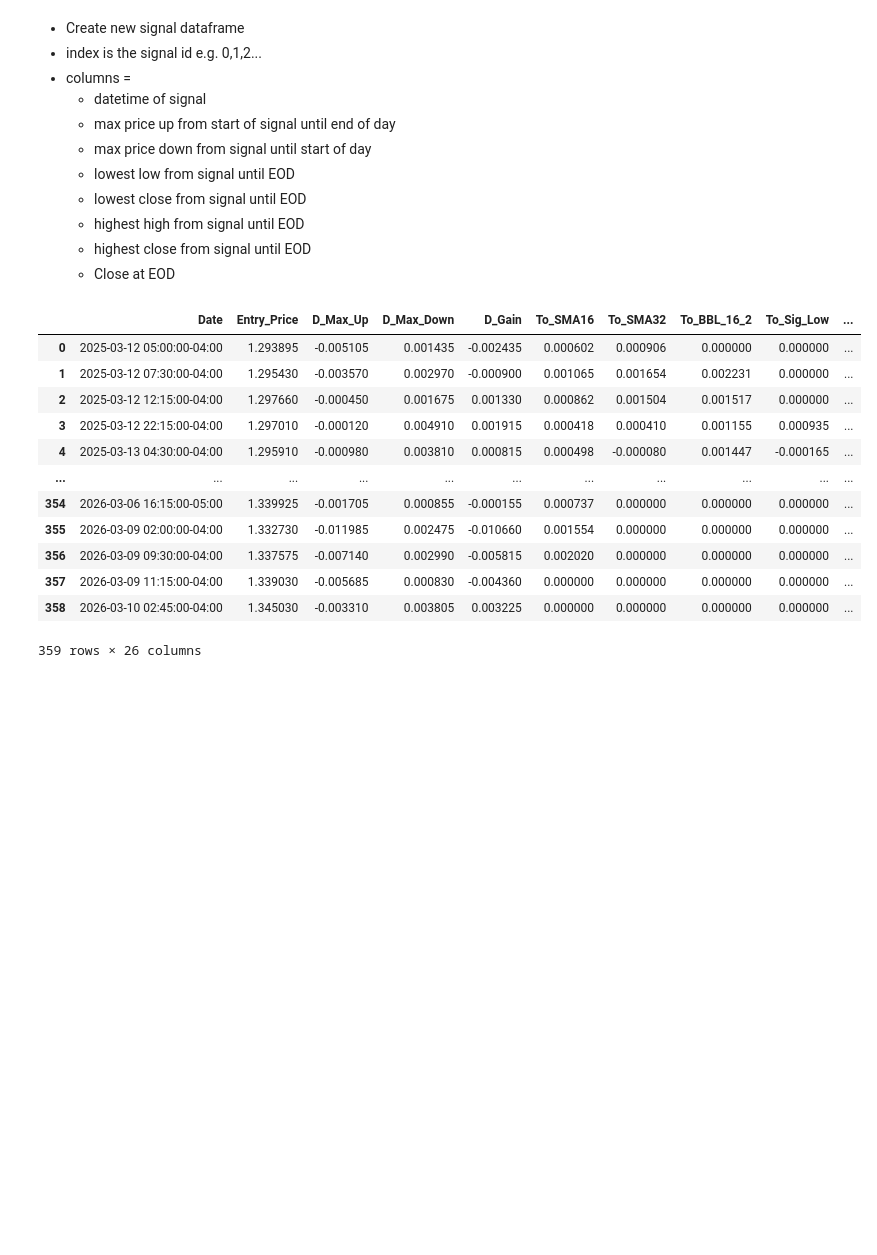
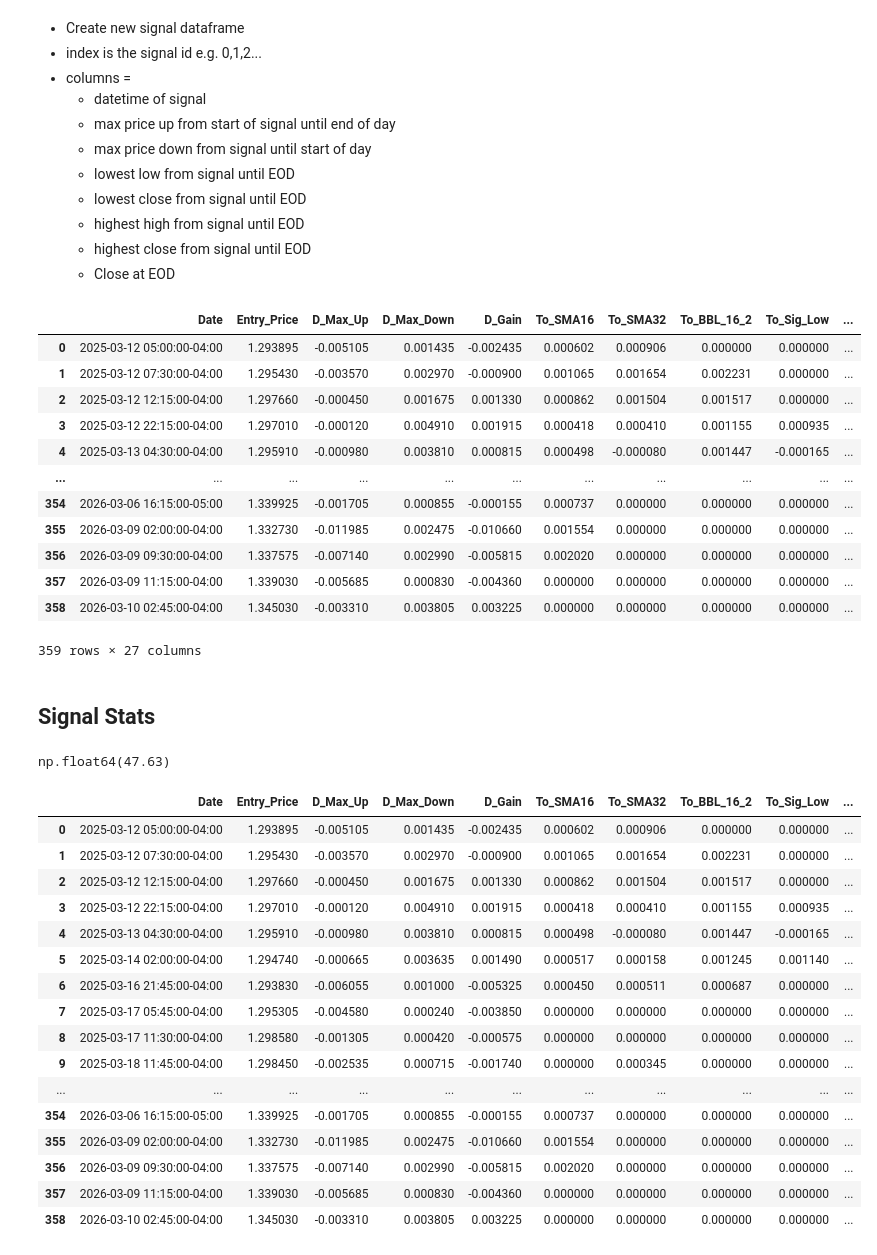
Before and after one commit to root-at-iyn/FXTradingResearch, a Jupyter notebook: research/bbu_reversal.ipynb, the cells around one changed output. Saved outputs shown, nothing was run; the diff lists cells and outputs as text; code cells hidden in the pictures; blank space fills up the shorter version.

Commit message:
start stats calc

```diff
--- a/research/bbu_reversal.ipynb
+++ b/research/bbu_reversal.ipynb
@@ -188,6 +188,7 @@ def bearish_bbr_metrics(df: DataFrame, bear_bbr_signal_idx: list):
         s["SMA_Trend"] = row["SMA_Trend"]
         s["SMA16_Slope"] = row["SMA16_Slope"]
         s["SMA32_Slope"] = row["SMA32_Slope"]
+        s["RSI"] = row["RSI"]
         s["IHR"] = row["IHR"]
         s["Dark_Cloud"] = row["Dark_Cloud"]
         s["Shooting_Star"] = row["Shooting_Star"]
@@ -216,4 +217,37 @@ bearish_bbr_df
 | 356 | 2026-03-09 09:30:00-04:00 | 1.337575 | -0.007140 | 0.002990 | -0.005815 | 0.002020 | 0.000000 | 0.000000 | 0.000000 | ... |
 | 357 | 2026-03-09 11:15:00-04:00 | 1.339030 | -0.005685 | 0.000830 | -0.004360 | 0.000000 | 0.000000 | 0.000000 | 0.000000 | ... |
 | 358 | 2026-03-10 02:45:00-04:00 | 1.345030 | -0.003310 | 0.003805 | 0.003225 | 0.000000 | 0.000000 | 0.000000 | 0.000000 | ... |
-359 rows × 26 columns
+359 rows × 27 columns
+# %% [markdown]
+## Signal Stats
+# %%
+total_signals_count = bearish_bbr_df[bearish_bbr_df.columns[0]].count()
+day_closed_lower = bearish_bbr_df.query("D_Max_Up.abs() < D_Max_Down")
+day_closed_lower_count =  day_closed_lower[day_closed_lower.columns[0]].count()
+# percentage of where price fell further than the max it went against the entry price
+day_closed_lower_pct = round(day_closed_lower_count / total_signals_count * 100, 2)
+day_closed_lower_pct
+# %% [output]
+np.float64(47.63)
+# %%
+
+pd.options.display.max_rows = 500
+bearish_bbr_df
+# %% [output]
+|  | Date | Entry_Price | D_Max_Up | D_Max_Down | D_Gain | To_SMA16 | To_SMA32 | To_BBL_16_2 | To_Sig_Low | ... |
+| 0 | 2025-03-12 05:00:00-04:00 | 1.293895 | -0.005105 | 0.001435 | -0.002435 | 0.000602 | 0.000906 | 0.000000 | 0.000000 | ... |
+| 1 | 2025-03-12 07:30:00-04:00 | 1.295430 | -0.003570 | 0.002970 | -0.000900 | 0.001065 | 0.001654 | 0.002231 | 0.000000 | ... |
+| 2 | 2025-03-12 12:15:00-04:00 | 1.297660 | -0.000450 | 0.001675 | 0.001330 | 0.000862 | 0.001504 | 0.001517 | 0.000000 | ... |
+| 3 | 2025-03-12 22:15:00-04:00 | 1.297010 | -0.000120 | 0.004910 | 0.001915 | 0.000418 | 0.000410 | 0.001155 | 0.000935 | ... |
+| 4 | 2025-03-13 04:30:00-04:00 | 1.295910 | -0.000980 | 0.003810 | 0.000815 | 0.000498 | -0.000080 | 0.001447 | -0.000165 | ... |
+| 5 | 2025-03-14 02:00:00-04:00 | 1.294740 | -0.000665 | 0.003635 | 0.001490 | 0.000517 | 0.000158 | 0.001245 | 0.001140 | ... |
+| 6 | 2025-03-16 21:45:00-04:00 | 1.293830 | -0.006055 | 0.001000 | -0.005325 | 0.000450 | 0.000511 | 0.000687 | 0.000000 | ... |
+| 7 | 2025-03-17 05:45:00-04:00 | 1.295305 | -0.004580 | 0.000240 | -0.003850 | 0.000000 | 0.000000 | 0.000000 | 0.000000 | ... |
+| 8 | 2025-03-17 11:30:00-04:00 | 1.298580 | -0.001305 | 0.000420 | -0.000575 | 0.000000 | 0.000000 | 0.000000 | 0.000000 | ... |
+| 9 | 2025-03-18 11:45:00-04:00 | 1.298450 | -0.002535 | 0.000715 | -0.001740 | 0.000000 | 0.000345 | 0.000000 | 0.000000 | ... |
+| ... | ... | ... | ... | ... | ... | ... | ... | ... | ... | ... |
+| 354 | 2026-03-06 16:15:00-05:00 | 1.339925 | -0.001705 | 0.000855 | -0.000155 | 0.000737 | 0.000000 | 0.000000 | 0.000000 | ... |
+| 355 | 2026-03-09 02:00:00-04:00 | 1.332730 | -0.011985 | 0.002475 | -0.010660 | 0.001554 | 0.000000 | 0.000000 | 0.000000 | ... |
+| 356 | 2026-03-09 09:30:00-04:00 | 1.337575 | -0.007140 | 0.002990 | -0.005815 | 0.002020 | 0.000000 | 0.000000 | 0.000000 | ... |
+| 357 | 2026-03-09 11:15:00-04:00 | 1.339030 | -0.005685 | 0.000830 | -0.004360 | 0.000000 | 0.000000 | 0.000000 | 0.000000 | ... |
+| 358 | 2026-03-10 02:45:00-04:00 | 1.345030 | -0.003310 | 0.003805 | 0.003225 | 0.000000 | 0.000000 | 0.000000 | 0.000000 | ... |
```
